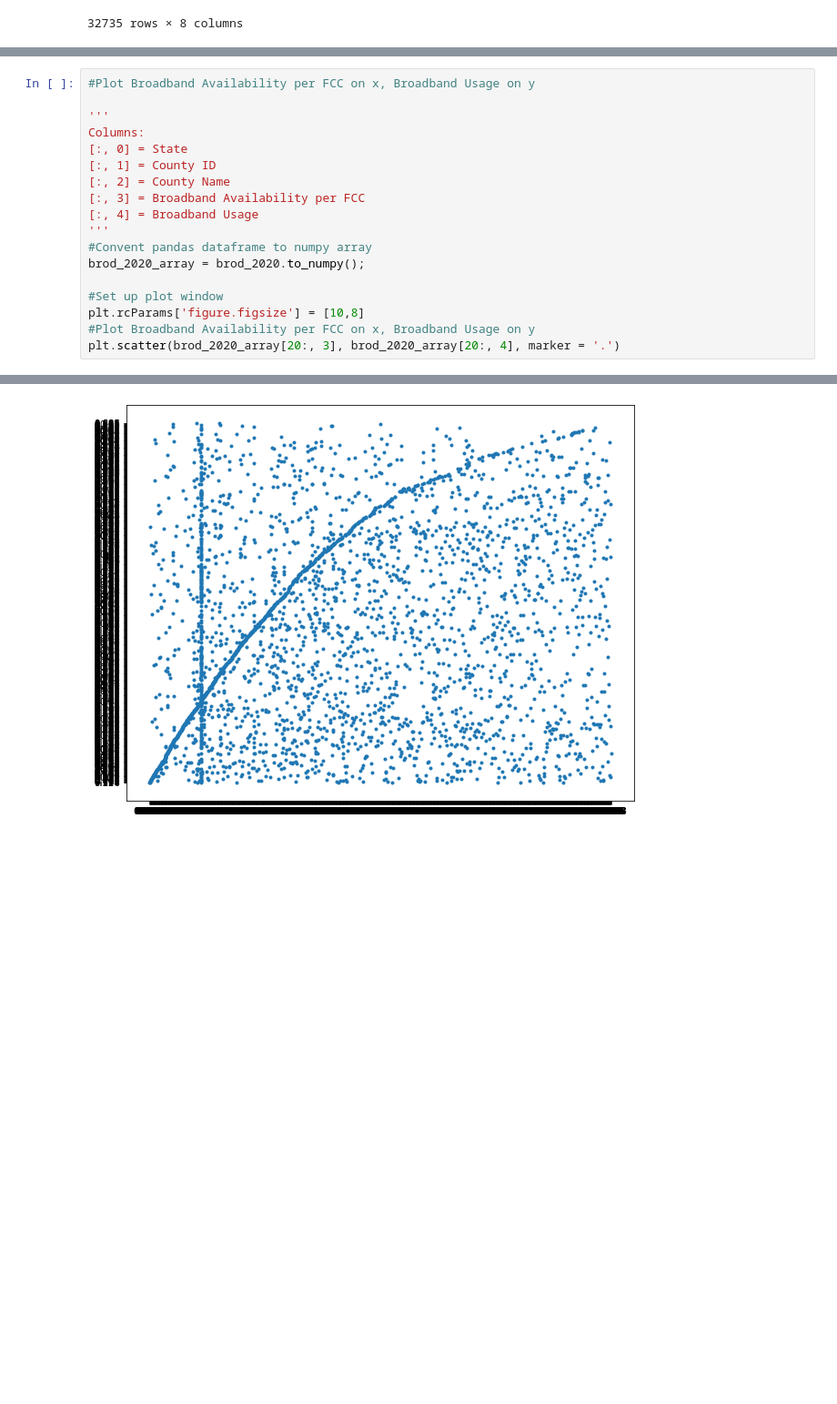
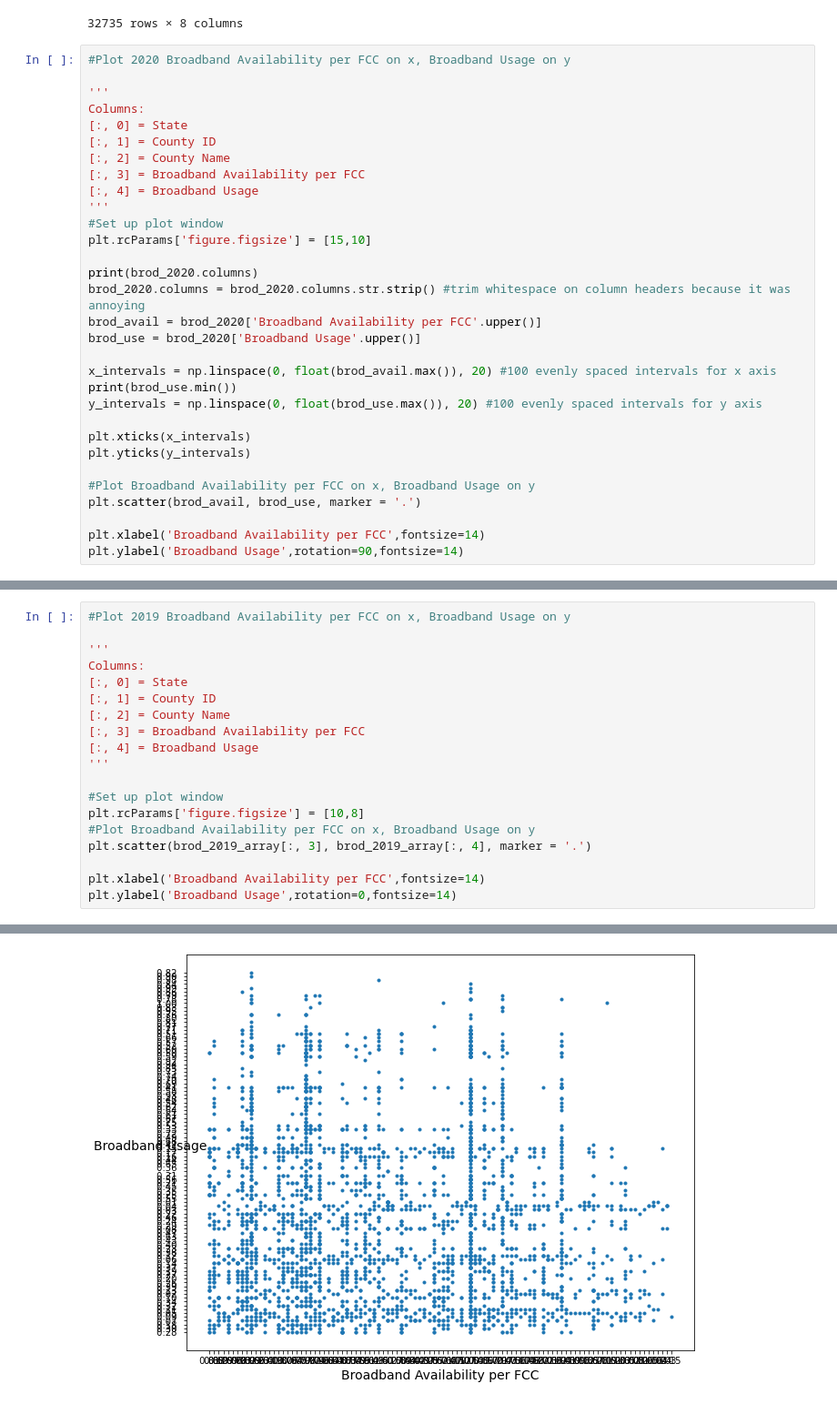
Before and after one commit to DragonGriffon2003/2021_DataSoup_DataFest, a Jupyter notebook: test.ipynb, the cells around one changed output, grey strips where cells are left out. Shown at 91% size. Saved outputs shown, nothing was run; the diff lists cells and outputs as text; blank space fills up the shorter version.

Commit message:
edits and formatting to pandas

```diff
--- a/test.ipynb
+++ b/test.ipynb
@@ -54,3 +54,34 @@ brod_zip
 | 32733 | SD | Ziebach | 46137 | 57748 | 0.000 | 0.065 | ... |
 | 32734 | SD | Ziebach | 46137 | 57623 | 0.299 | 0.034 | ... |
 32735 rows × 8 columns
+# %%
+#Plot 2020 Broadband Availability per FCC on x, Broadband Usage on y
+
+'''
+Columns:
+[:, 0] = State
+[:, 1] = County ID
+[:, 2] = County Name
+[:, 3] = Broadband Availability per FCC
+[:, 4] = Broadband Usage
+'''
+#Set up plot window
+plt.rcParams['figure.figsize'] = [15,10]
+
+print(brod_2020.columns)
+brod_2020.columns = brod_2020.columns.str.strip() #trim whitespace on column headers because it was annoying
+brod_avail = brod_2020['Broadband Availability per FCC'.upper()]
+brod_use = brod_2020['Broadband Usage'.upper()]
+
+x_intervals = np.linspace(0, float(brod_avail.max()), 20) #100 evenly spaced intervals for x axis
+print(brod_use.min())
+y_intervals = np.linspace(0, float(brod_use.max()), 20) #100 evenly spaced intervals for y axis
+
+plt.xticks(x_intervals)
+plt.yticks(y_intervals)
+
+#Plot Broadband Availability per FCC on x, Broadband Usage on y
+plt.scatter(brod_avail, brod_use, marker = '.')
+
+plt.xlabel('Broadband Availability per FCC',fontsize=14)
+plt.ylabel('Broadband Usage',rotation=90,fontsize=14)
@@ -57,5 +95,5 @@ brod_zip
 # %%
-#Plot Broadband Availability per FCC on x, Broadband Usage on y
+#Plot 2019 Broadband Availability per FCC on x, Broadband Usage on y
 
 '''
 Columns:
@@ -65,11 +103,12 @@ Columns:
 [:, 3] = Broadband Availability per FCC
 [:, 4] = Broadband Usage
 '''
-#Convent pandas dataframe to numpy array
-brod_2020_array = brod_2020.to_numpy();
 
 #Set up plot window
 plt.rcParams['figure.figsize'] = [10,8]
 #Plot Broadband Availability per FCC on x, Broadband Usage on y
-plt.scatter(brod_2020_array[20:, 3], brod_2020_array[20:, 4], marker = '.')
+plt.scatter(brod_2019_array[:, 3], brod_2019_array[:, 4], marker = '.')
+
+plt.xlabel('Broadband Availability per FCC',fontsize=14)
+plt.ylabel('Broadband Usage',rotation=0,fontsize=14)
 # %% [output]
@@ -77 +116 @@ plt.scatter(brod_2020_array[20:, 3], brod_2020_array[20:, 4], marker = '.')
-[figure, old version]
+[figure, new version]
```
Also changed, not shown: parts of 4 cells of this notebook.
